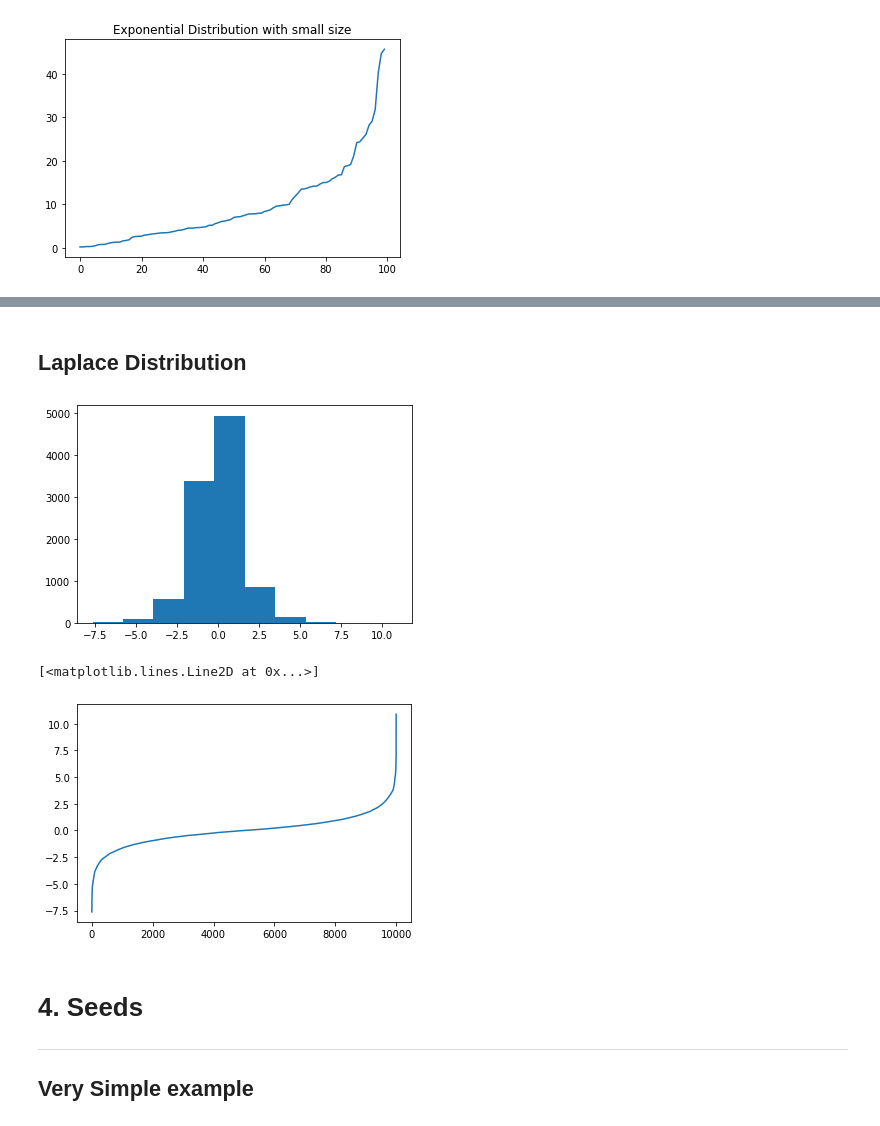
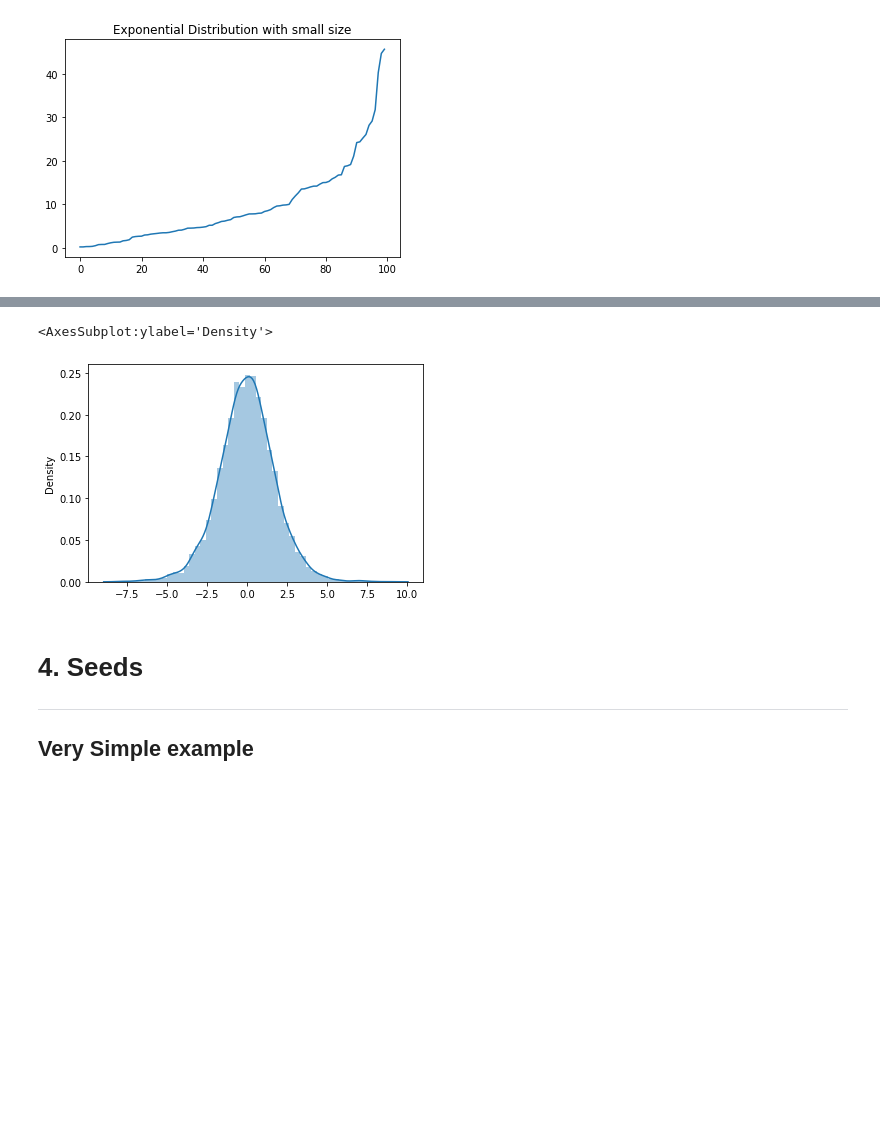
Before and after one commit to itskeithstudent/Programming-for-Data-Analysis-52465-Assignment, a Jupyter notebook: numpy_random.ipynb, the cells around one changed output, grey strips where cells are left out. Drawn from its saved outputs; the diff is of its cells as text; code cells hidden in the pictures; blank space fills up the shorter version.

Commit message:
Update markdown text describing distributions, removed power distribution example

```diff
--- a/numpy_random.ipynb
+++ b/numpy_random.ipynb
@@ -446,15 +437,9 @@ plt.plot(log_dist_array)
-# %% [markdown]
-## Laplace Distribution
-# %%
-laplace_dist_array = np.random.default_rng().laplace(loc=0, scale=1, size=10000)
-laplace_dist_array.sort() #sorting the array to do lineplot
-plt.hist(laplace_dist_array)
-plt.show();
-plt.plot(laplace_dist_array)
-# %% [output]
-[figure, removed]
-[<matplotlib.lines.Line2D at 0x...>]
-[figure, removed]
+# %%
+#Alternately will use sns.distplot to give a nicer visual representation than matplotlip.pyplot's hist
+sns.distplot(log_dist_array)
+# %% [output]
+<AxesSubplot:ylabel='Density'>
+[figure, added]
 # %% [markdown]
 # 4. Seeds
 ***
```
Also changed, not shown: parts of 5 cells of this notebook.
